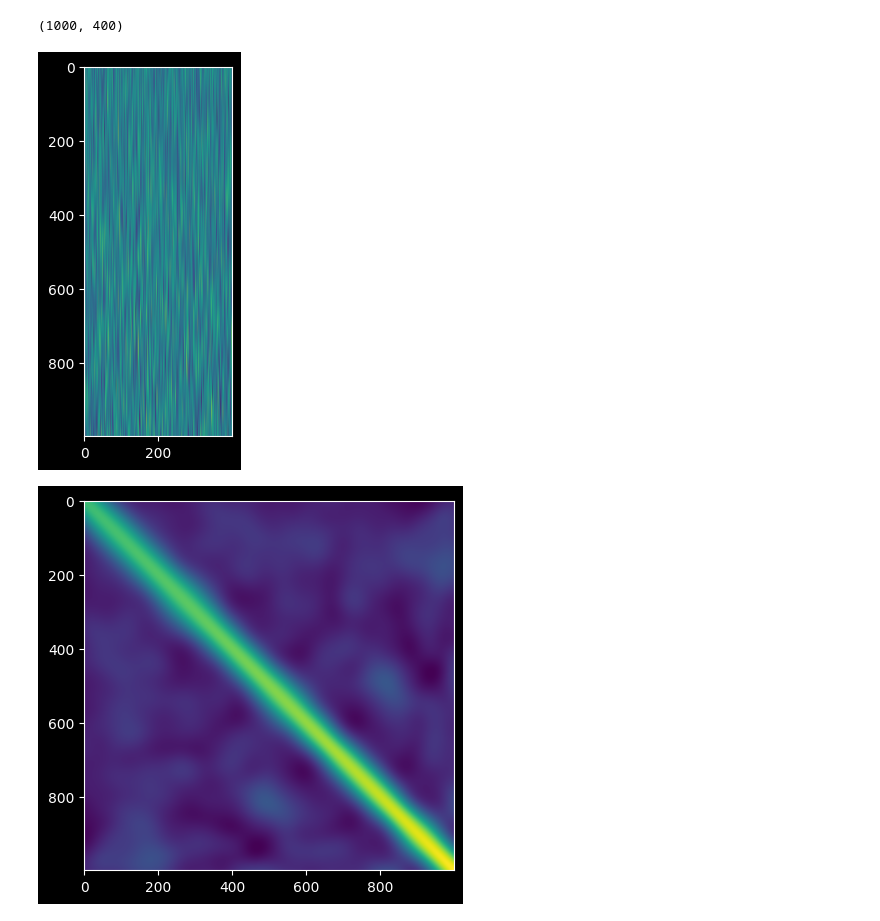
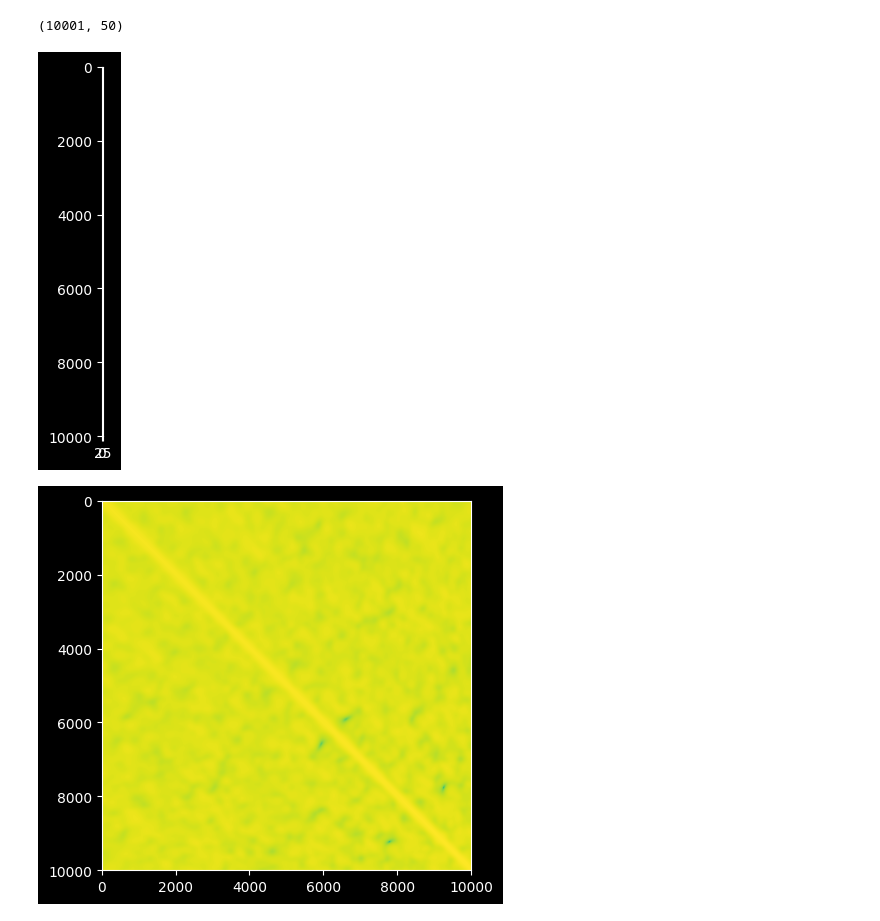
Before and after one commit to Leon-Parepko/Drosophila-Larvae-Simulation, a Jupyter notebook: Ilya/linar_alg/compress/compress_signals_respect_neurons_showing.ipynb, the cells around one changed output. Saved outputs shown, nothing was run; the diff lists cells and outputs as text; code cells hidden in the pictures.

```diff
--- a/Ilya/linar_alg/compress/compress_signals_respect_neurons_showing.ipynb
+++ b/Ilya/linar_alg/compress/compress_signals_respect_neurons_showing.ipynb
@@ -17,20 +17,20 @@ def get_diff_matrix(data_prev, data_next, weights = 1):
 def add_axi(a):
     return np.reshape(a, [*a.shape, 1])
 # %%
-activity = pd.read_csv('./a_big_one.csv', index_col=0).to_numpy()
+activity = pd.read_csv('./a_medium_one.csv', index_col=0).to_numpy()
 # %%
 activity.shape
 # %% [output]
-(1000, 400)
+(10001, 50)
 # %%
 plt.imshow(activity)
 plt.show()
 # %% [output]
-[figure, old version]
+[figure, new version]
 # %%
 dot_products = activity @ activity.T
-dot_products = dot_products
-plt.imshow(dot_products)
+dot_products = dot_products - np.min(dot_products)
+plt.imshow(np.log10(dot_products + 0.00000001))
 plt.show()
 # %% [output]
-[figure, old version]
+[figure, new version]
```
Also changed, not shown: 2 other files.
